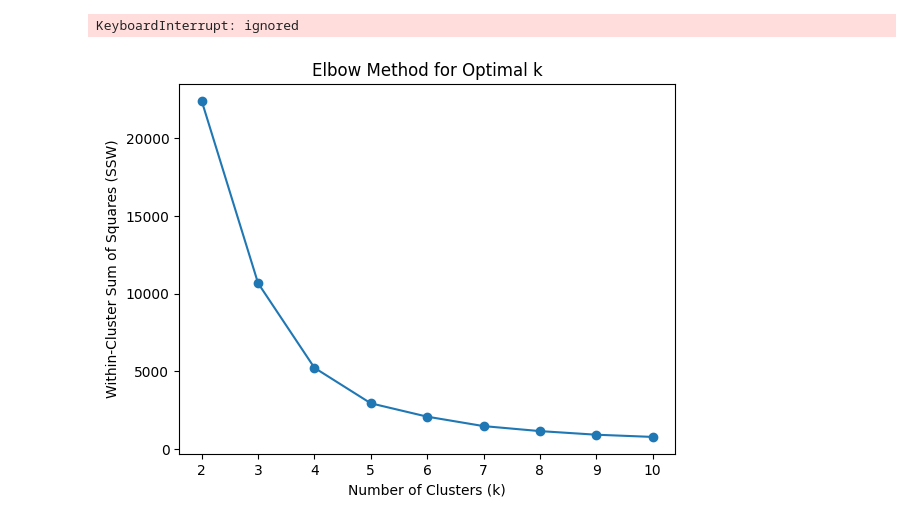
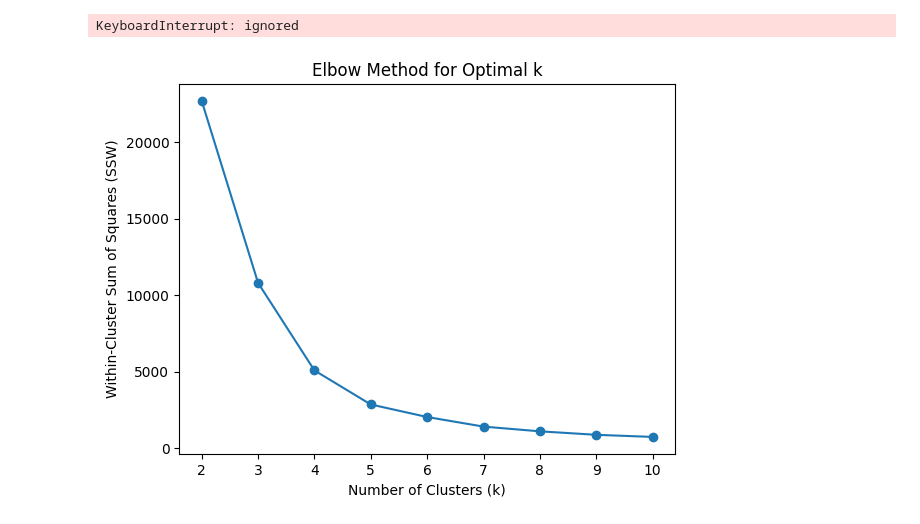
Before and after one commit to suhyun6363/TZA, a Jupyter notebook: 케이민즈~.ipynb, the cells around one changed output. Drawn from its saved outputs; the diff is of its cells as text; code cells hidden in the pictures.

```diff
--- a/케이민즈~.ipynb
+++ b/케이민즈~.ipynb
@@ -24,6 +24,7 @@ Requirement already satisfied: numpy in /usr/local/lib/python3.10/dist-packages
 Requirement already satisfied: pillow<10.1.0,>=8.3.2 in /usr/local/lib/python3.10/dist-packages (from imageio) (9.4.0)
 # %%
 # 실루엣 계수.ver
+# 존내오래걸림
 import numpy as np
 import matplotlib.pyplot as plt
 from sklearn.cluster import KMeans
@@ -32,12 +33,15 @@ from sklearn.metrics import silhouette_score
 from sklearn.preprocessing import StandardScaler
 import imageio
 
-# 얼굴 이미지는 여러 얼굴이 나타난 이미지여야 합니다.
-# 실제 상황에서는 얼굴을 검출하고 해당 영역을 사용하는 것이 좋습니다.
 
-# 예시로 사용할 이미지 로드 (사전에 적합한 이미지를 준비해야 합니다.)
-image_path = "/content/face_only20.jpg"
+#  이미지 로드
+image_path = "/content/test_img.png"
 face_image = imageio.imread(image_path)
+
+# [0, 0, 0]인 픽셀 제거
+non_black_pixels = np.any(face_image != [0, 0, 0], axis=-1)
+face_data = face_image[non_black_pixels]
+
 
 # 이미지를 2D 배열로 변환
 face_data = face_image.reshape((-1, 3))
@@ -93,39 +97,42 @@ from sklearn.datasets import load_sample_image
 from sklearn.preprocessing import StandardScaler
 import imageio
 
-# 얼굴 이미지는 여러 얼굴이 나타난 이미지여야 합니다.
-# 실제 상황에서는 얼굴을 검출하고 해당 영역을 사용하는 것이 좋습니다.
 
-# 예시로 사용할 이미지 로드 (사전에 적합한 이미지를 준비해야 합니다.)
-image_path = "/content/face_only20.jpg"
+#  이미지 로드
+image_path = "/content/test_img.png"
 face_image = imageio.imread(image_path)
+
+# [0, 0, 0]인 픽셀 제거
+non_black_pixels = np.any(face_image != [0, 0, 0], axis=-1)
+face_data = face_image[non_black_pixels]
+
 
 # 이미지를 2D 배열로 변환
 face_data = face_image.reshape((-1, 3))
 
 # 표준화 (Standardization) - 평균이 0, 표준편차가 1이 되도록 스케일 조정
 scaler = StandardScaler()
 face_data_scaled = scaler.fit_transform(face_data)
 
 # 최적의 클러스터 개수를 결정하기 위한 k 값 범위 설정
 k_values = range(2, 11)
 
 # 각 k 값에 대한 클러스터 내 제곱합(SSW) 저장
 inertia_values = []
 
 # k 값에 대한 k-means 클러스터링 수행 및 SSW 계산
 for k in k_values:
     kmeans = KMeans(n_clusters=k, random_state=42)
     kmeans.fit(face_data_scaled)
     inertia_values.append(kmeans.inertia_)
 
 # SSW를 플로팅하여 엘보우 지점 확인
 plt.plot(k_values, inertia_values, marker='o')
 plt.xlabel('Number of Clusters (k)')
 plt.ylabel('Within-Cluster Sum of Squares (SSW)')
 plt.title('Elbow Method for Optimal k')
 plt.show()
 # %% [output]
-[figure, old version]
+[figure, new version]
 # %%
 # 엘보우 지점 확인하여 최적의 k 값 결정
```
Also changed, not shown: parts of 2 cells of this notebook.
